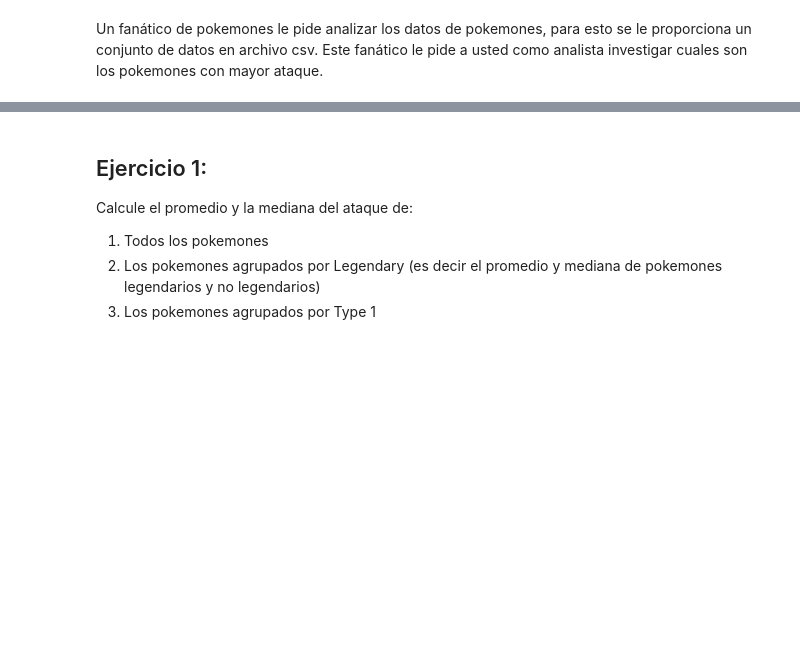
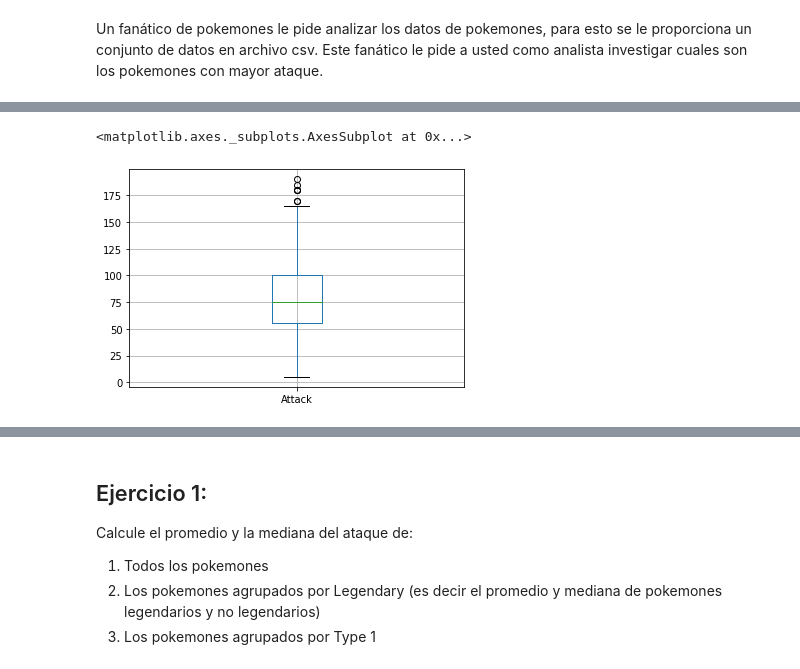
Before and after one commit to dianaquinterol/MujeresDigitales, a Jupyter notebook: Taller_semana_5_(2).ipynb, the cells around one changed output, grey strips where cells are left out. Saved outputs shown, nothing was run; the diff lists cells and outputs as text; code cells hidden in the pictures; blank space fills up the shorter version.

```diff
--- a/Taller_semana_5_(2).ipynb
+++ b/Taller_semana_5_(2).ipynb
@@ -26 +88,6 @@ df.groupby['Attack']('Legendary').mean
+# %%
+df.boxplot('Attack')
+# %% [output]
+<matplotlib.axes._subplots.AxesSubplot at 0x...>
+[figure, added]
 # %%
```
Also changed, not shown: parts of 6 cells of this notebook.
